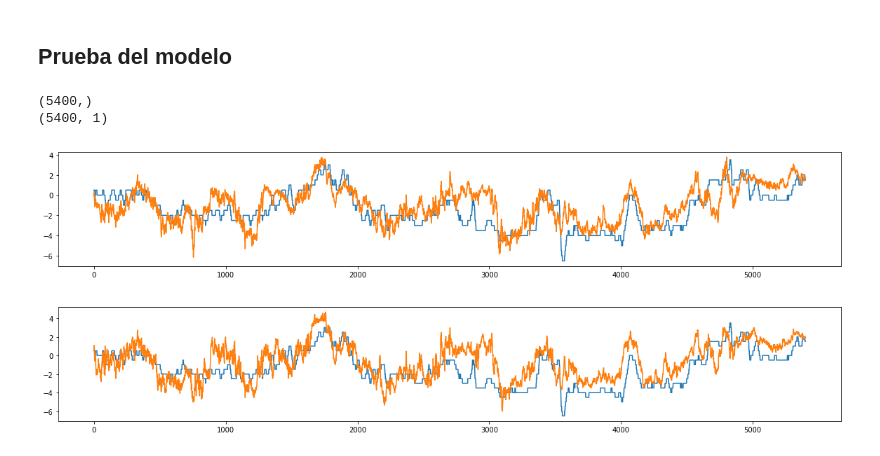
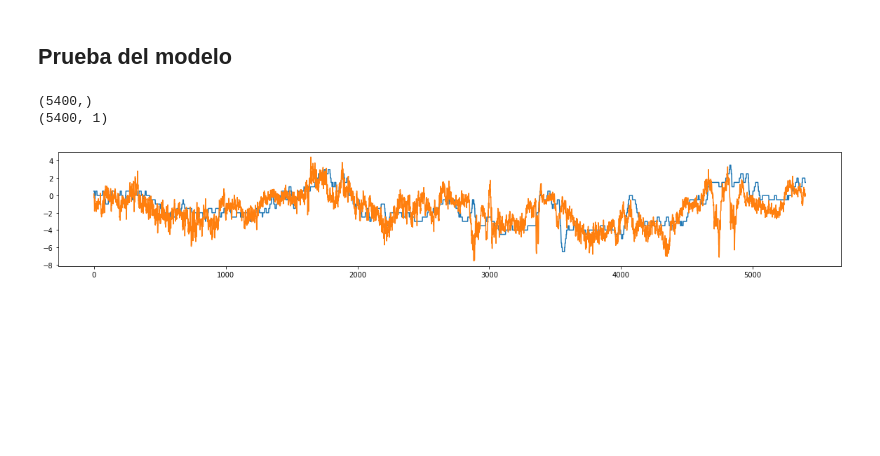
Before and after one commit to celerative/PPS-NN-Jaime, a Jupyter notebook: deeptesla/deeptesla.ipynb, the cells around one changed output. Saved outputs shown, nothing was run; the diff lists cells and outputs as text; code cells hidden in the pictures; blank space fills up the shorter version.

```diff
--- a/deeptesla/deeptesla.ipynb
+++ b/deeptesla/deeptesla.ipynb
@@ -213,58 +377,36 @@ from keras import models
 
 from PIL import Image
 import os
-import glob
-import pickle
 import numpy as np
 import matplotlib.pyplot as plt
 
 save_dir = os.path.join(os.getcwd(), 'saved_models')
-model1_name = 'deeptesla_floyd_2.h5'
+model1_name = 'nv-model-204.h5'
 model1_path = os.path.join(save_dir, model1_name)
-model2_name = 'deeptesla_floyd_model.h5'
-model2_path = os.path.join(save_dir, model2_name)
-#model3_name = 'deeptesla_bangho_model.h5'
-#model3_path = os.path.join(save_dir, model3_name)
 
 # Cargar los modelos
 model1 = models.load_model(model1_path)
-model2 = models.load_model(model2_path)
-#model3 = models.load_model(model3_path)
 
 x_test = []
 filelist = glob.glob("/mnt/j/Datasets/deeptesla/validation/*.jpg")
 for fname in filelist:
-     x_test.append(np.array(Image.open(fname)))
-x_test = np.array(x_test, dtype='float32')
-x_test /= 255
+     x_test.append(rgb2yuv(np.array(Image.open(fname))))
+x_test = np.array(x_test, dtype = 'float32')
 
 y_test = np.genfromtxt("/mnt/j/Datasets/deeptesla/validation.csv", delimiter = ',')
 print(y_test.shape)
 
 plt.rcParams["figure.figsize"] = (20, 3)
 plt.plot(y_test)
 #plt.show()
 
 # Generar predicciones
-arr1 = model1.predict(x_test)
-arr2 = model2.predict(x_test)
-#arr3 = model3.predict(x_test)
+arr1 = model1.predict(x_test) * 25
 print(arr1.shape)
 
 plt.plot(arr1)
 plt.show()
-
-plt.figure()
-plt.plot(y_test)
-plt.plot(arr2)
-plt.show()
-
-#plt.figure()
-#plt.plot(y_test)
-#plt.plot(arr3)
-#plt.show()
 # %% [output]
 (5400,)
 (5400, 1)
-[figure, old version]
+[figure, new version]
-[figure, removed]
```
Also changed, not shown: parts of 10 cells of this notebook, 3 other files.
